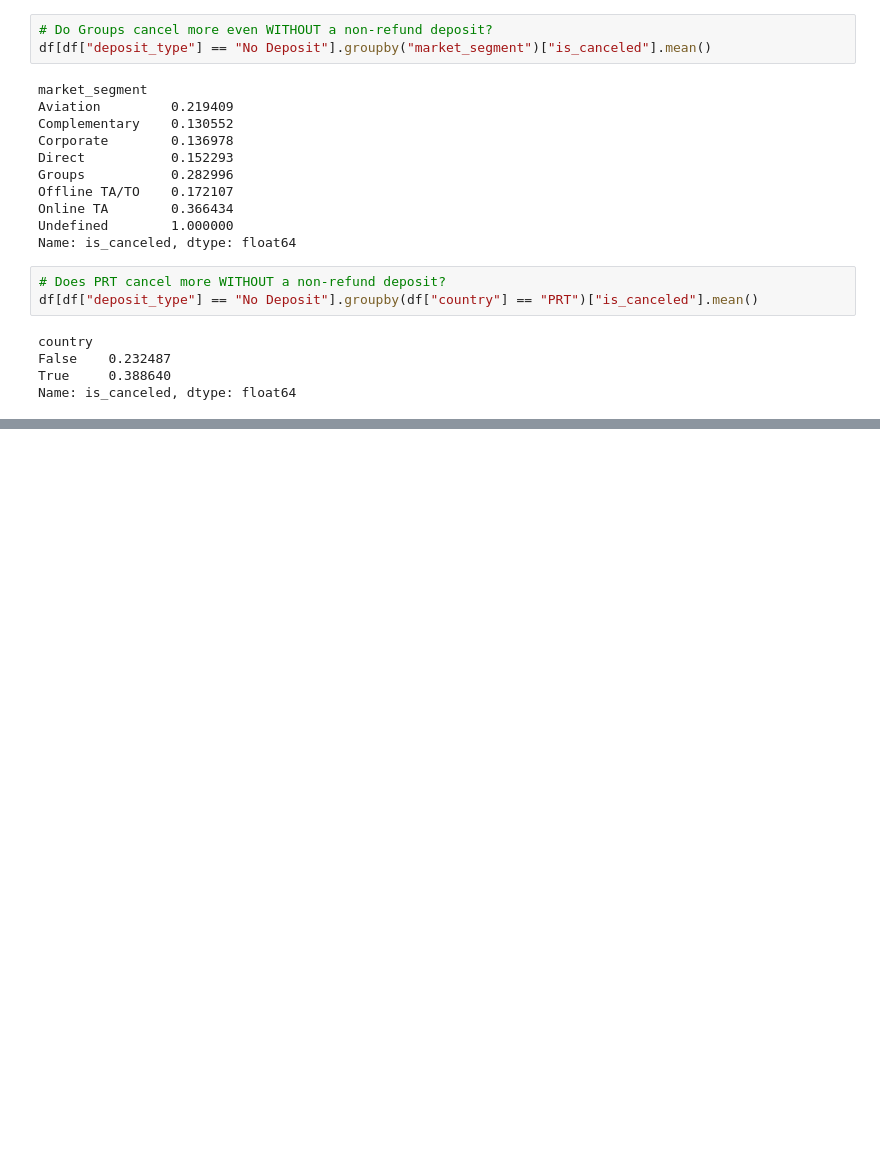
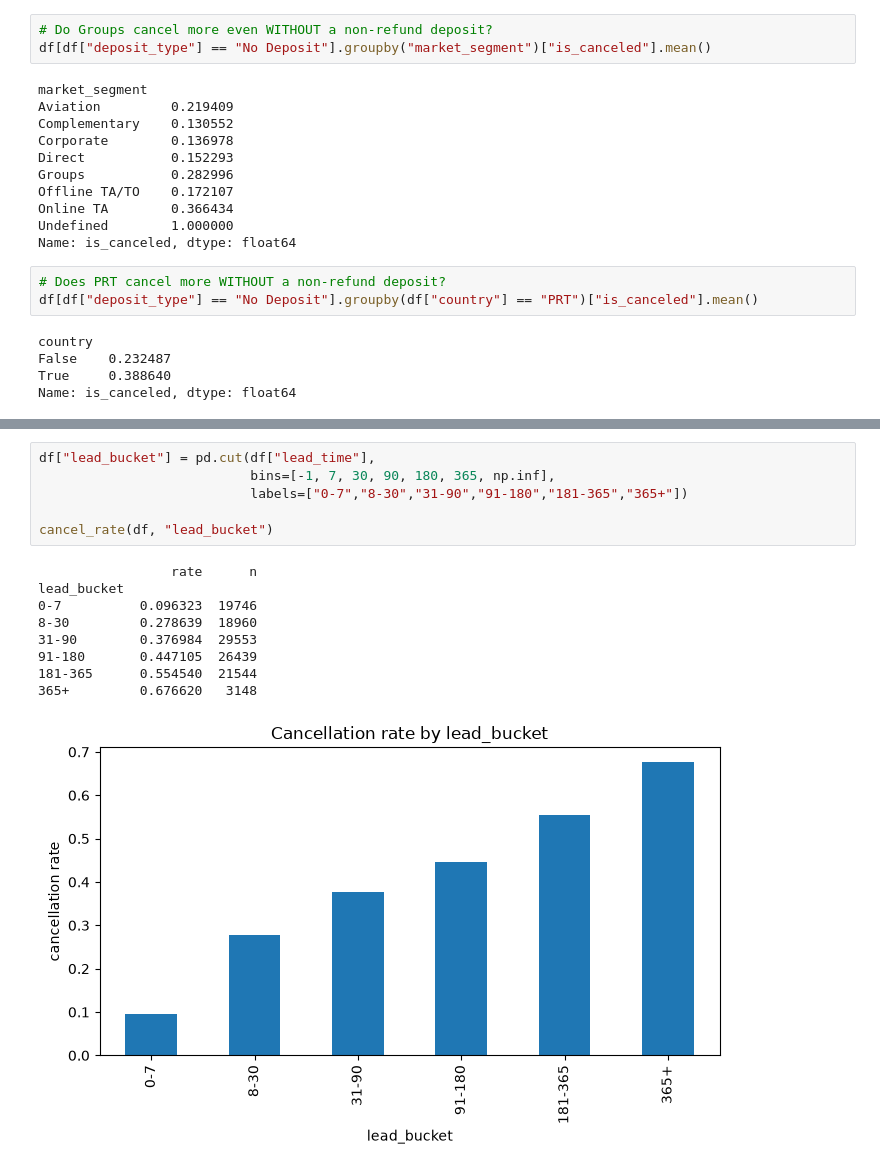
Before and after one commit to Hiruna01/hotel-booking-intelligence, a Jupyter notebook: notebooks/01_eda_cleaning.ipynb, the cells around one changed output, grey strips where cells are left out. Drawn from its saved outputs; the diff is of its cells as text; blank space fills up the shorter version.

```diff
--- a/notebooks/01_eda_cleaning.ipynb
+++ b/notebooks/01_eda_cleaning.ipynb
@@ -185,0 +241,16 @@ Name: is_canceled, dtype: float64
+# %%
+df["lead_bucket"] = pd.cut(df["lead_time"],
+                           bins=[-1, 7, 30, 90, 180, 365, np.inf],
+                           labels=["0-7","8-30","31-90","91-180","181-365","365+"])
+
+cancel_rate(df, "lead_bucket")
+# %% [output]
+                 rate      n
+lead_bucket
+0-7          0.096323  19746
+8-30         0.278639  18960
+31-90        0.376984  29553
+91-180       0.447105  26439
+181-365      0.554540  21544
+365+         0.676620   3148
+[figure, added]
```
Also changed, not shown: parts of 24 cells of this notebook.
